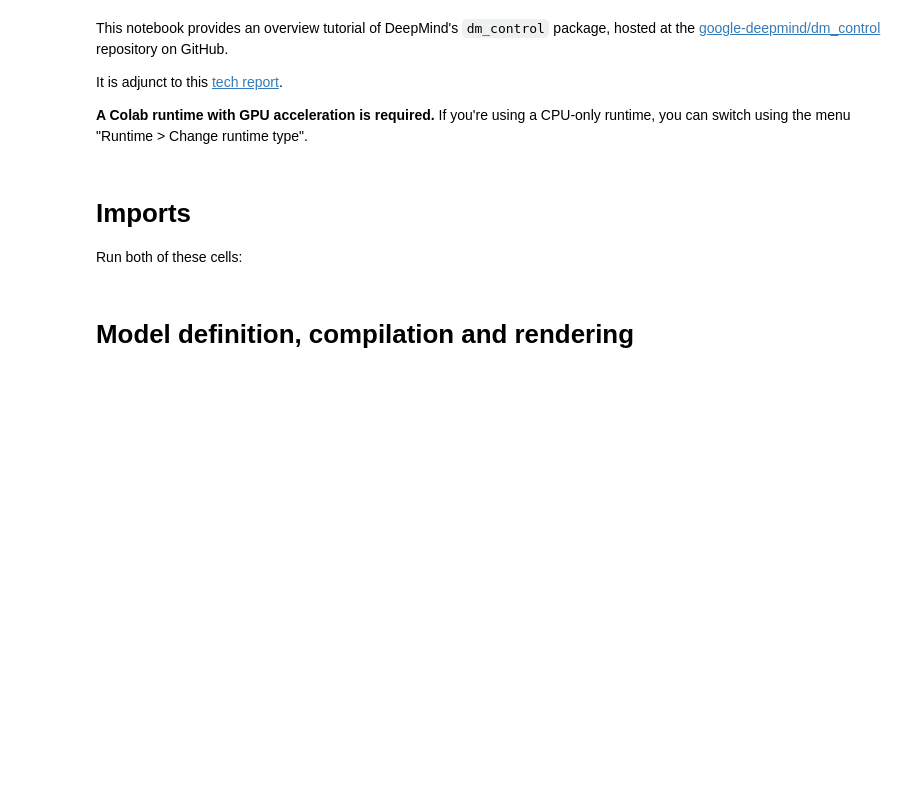
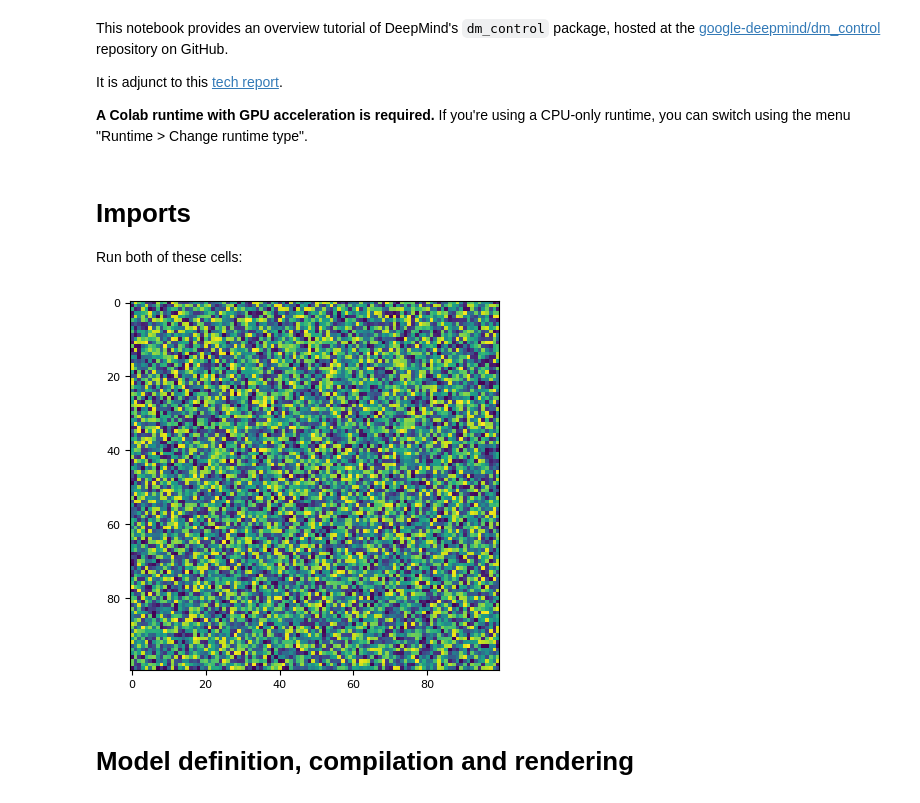
Before and after one commit to 3DAlgoLab/act, a Jupyter notebook: study/dm_control.ipynb, the cells around one changed output. Drawn from its saved outputs; the diff is of its cells as text; code cells hidden in the pictures; blank space fills up the shorter version.

```diff
--- a/study/dm_control.ipynb
+++ b/study/dm_control.ipynb
@@ -106,6 +117,13 @@ else:
 # Seed numpy's global RNG so that cell outputs are deterministic. We also try to
 # use RandomState instances that are local to a single cell wherever possible.
 np.random.seed(42)
+# %%
+# matplotlib test
+img = np.random.rand(100, 100)
+plt.imshow(img)
+plt.show()
+# %% [output]
+[figure, added]
 # %% [markdown]
 # Model definition, compilation and rendering
 # %% [markdown]
```
Also changed, not shown: parts of 47 cells of this notebook, 2 other files.
